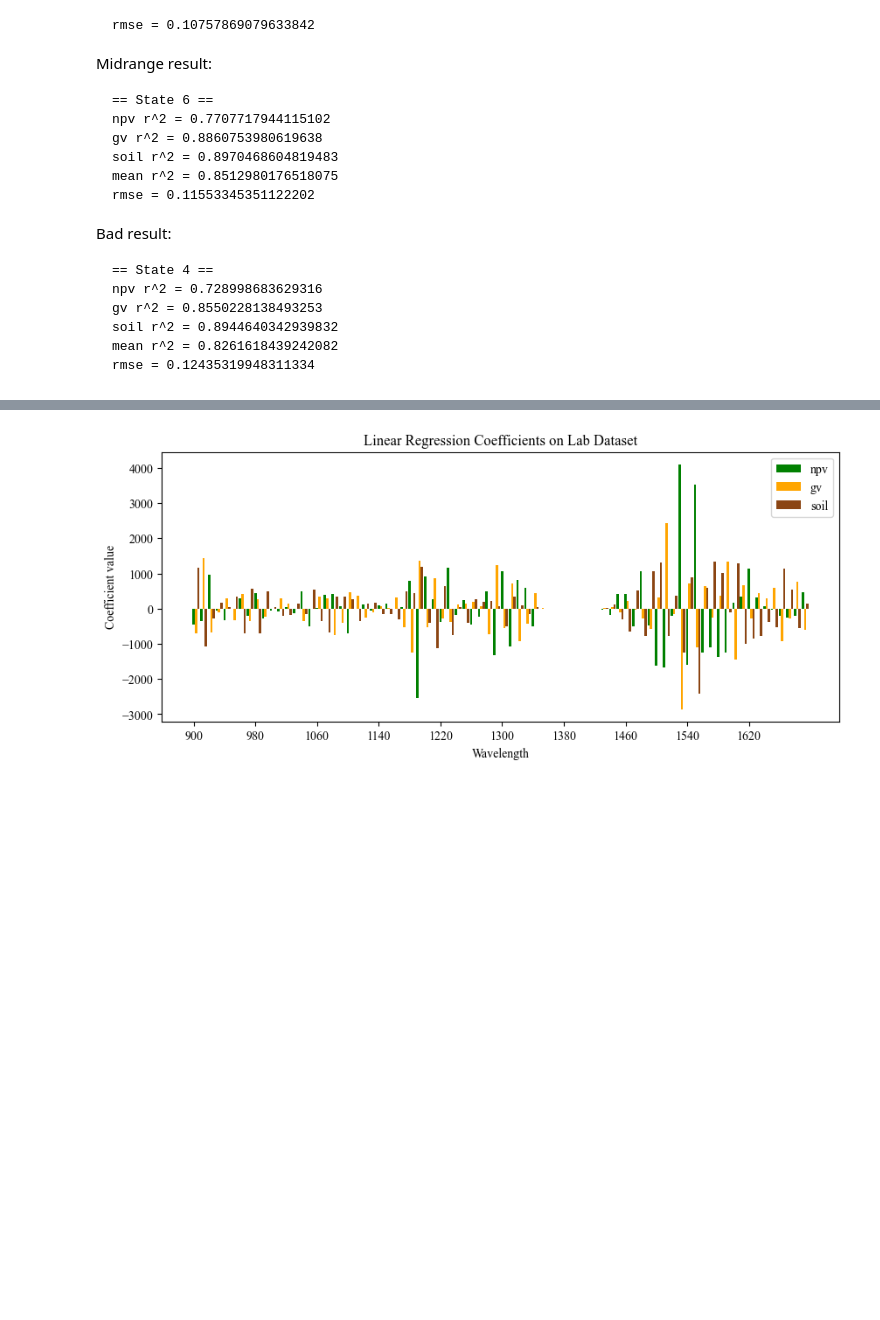
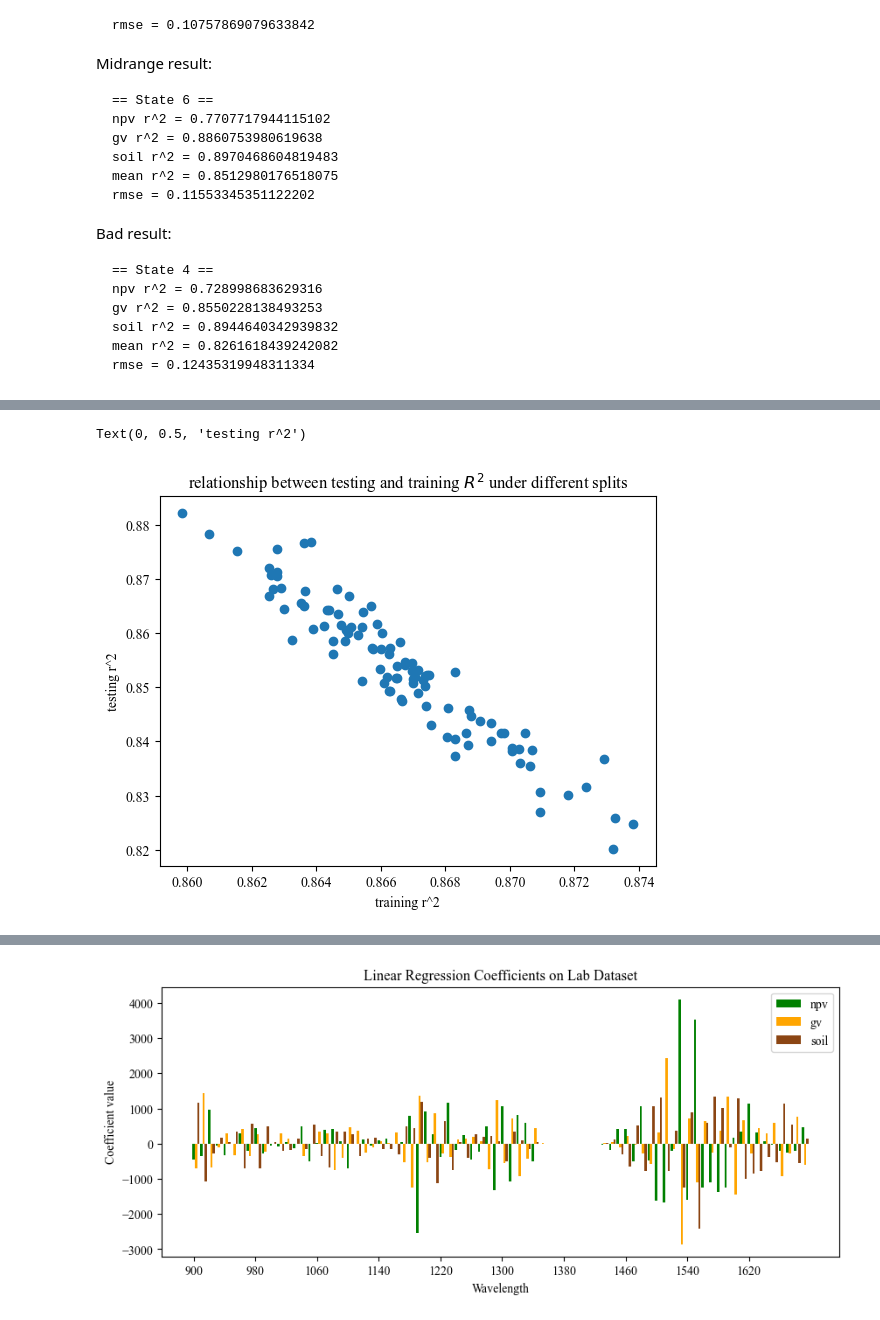
Before and after one commit to utat-ss/FINCH-Science_Unmixing, a Jupyter notebook: runs/classicalml/linear_reg/linear_regression.ipynb, the cells around one changed output, grey strips where cells are left out. Cells and saved outputs as stored; diff of their text form; code cells hidden in the pictures; blank space fills up the shorter version.

```diff
--- a/runs/classicalml/linear_reg/linear_regression.ipynb
+++ b/runs/classicalml/linear_reg/linear_regression.ipynb
@@ -232,7 +239,7 @@ gvr2s = []
 soilr2s = []
 rmses = []
 trainr2s = []
-N = 1000
+N = 100
 for state in range(0, N):
     # print(f"== State {state} ==")
     npvr2, gvr2, soilr2, rmse, trainr2 = check_random_state(state)
@@ -262,0 +324,8 @@ avg mean training R2 = 0.853913690663645, std=0.002827949037603659
+# %%
+plt.scatter(trainr2s, (np.array(npvr2s) + np.array(gvr2s) + np.array(soilr2s)) / 3)
+plt.title("relationship between testing and training $R^2$ under different splits")
+plt.xlabel("training r^2")
+plt.ylabel("testing r^2")
+# %% [output]
+Text(0, 0.5, 'testing r^2')
+[figure, added]
```
Also changed, not shown: parts of 17 cells of this notebook, 5 other files.
